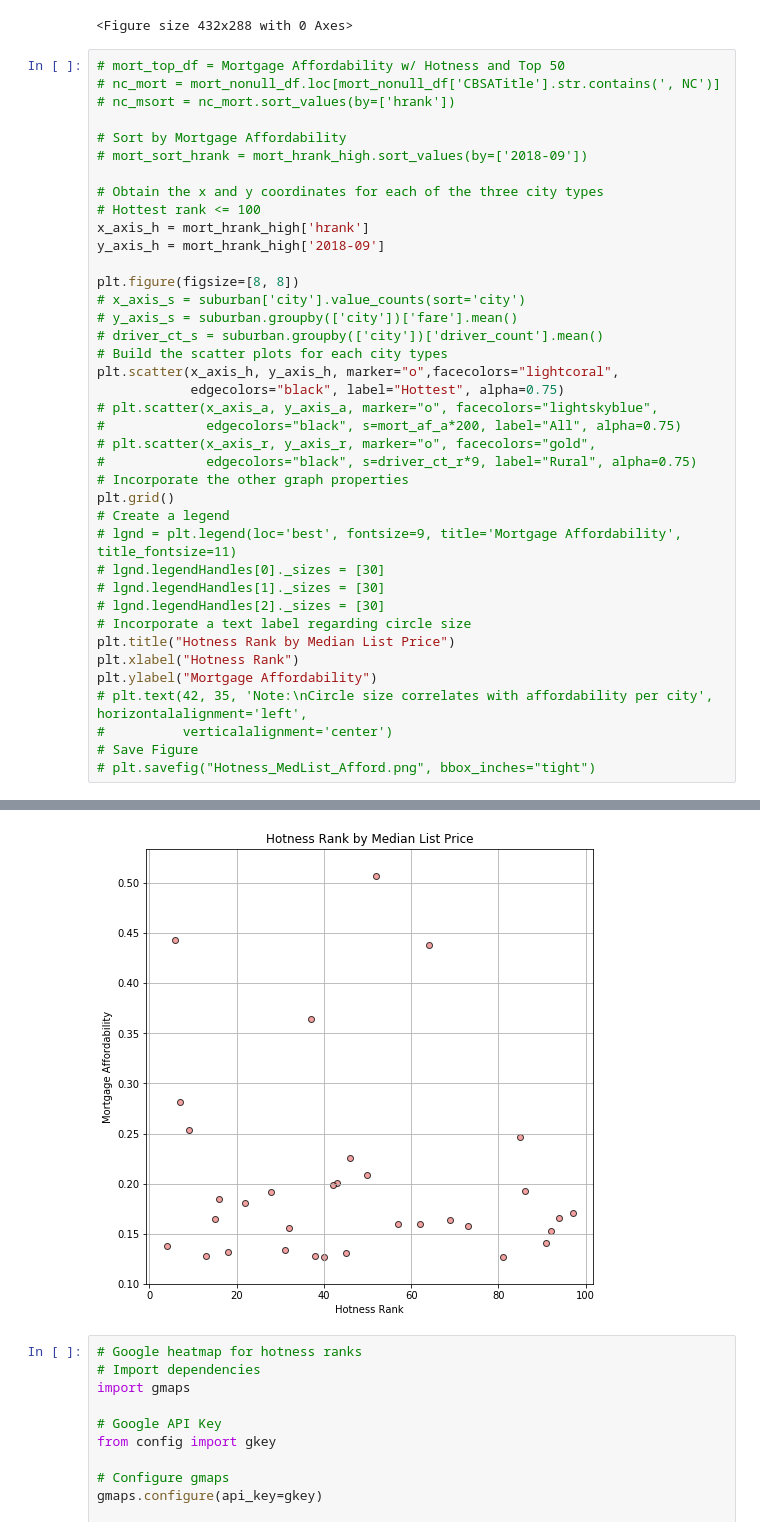
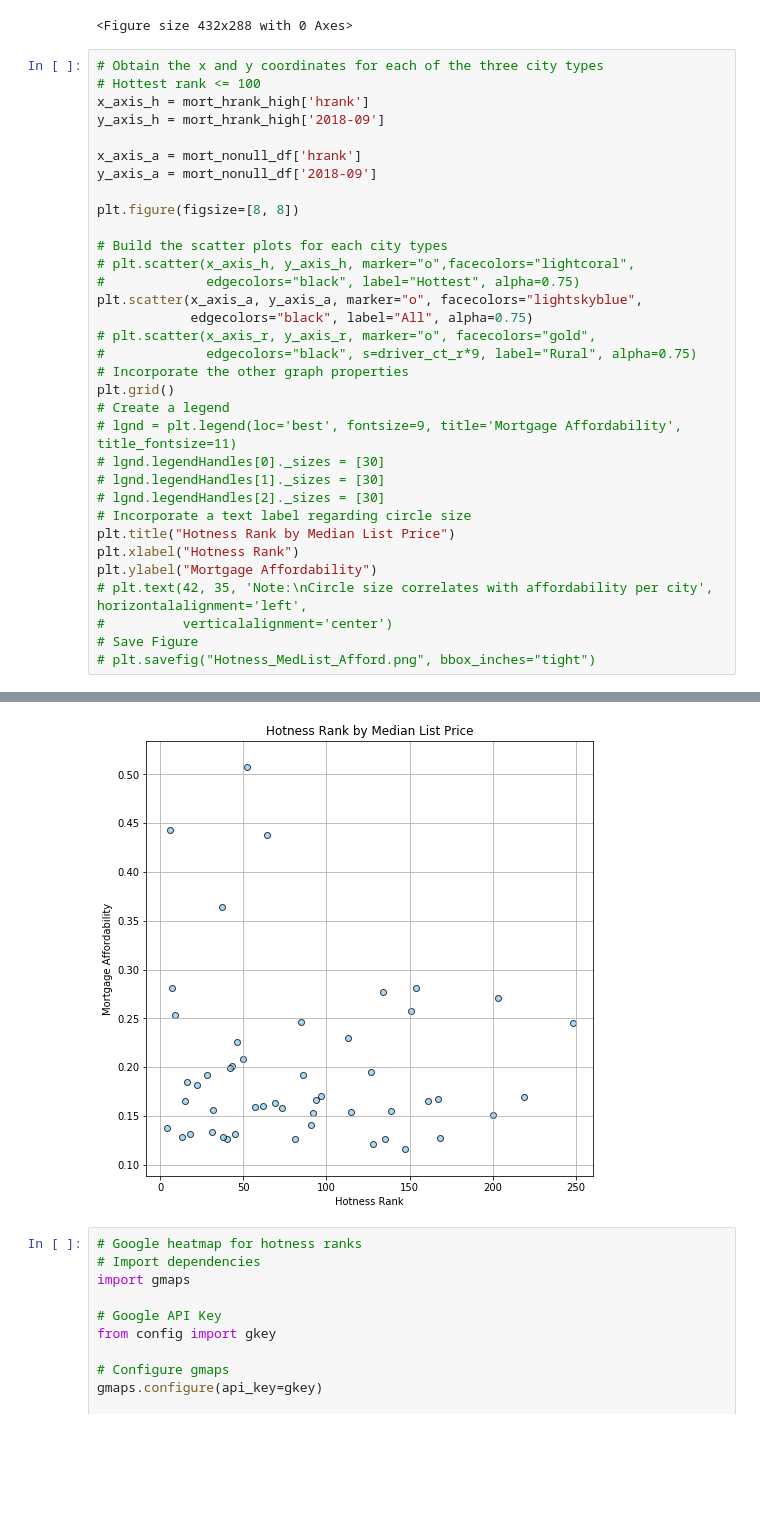
Before and after one commit to LoriHarris/Real_Estate_Affordability, a Jupyter notebook: plots.ipynb, the cells around one changed output, grey strips where cells are left out. Cells and saved outputs as stored; diff of their text form; blank space fills up the shorter version.

Commit message:
updated code and graphs

```diff
--- a/plots.ipynb
+++ b/plots.ipynb
@@ -453,47 +463,41 @@ plt.tight_layout()
 [figure]
 <Figure size 432x288 with 0 Axes>
 # %%
-# mort_top_df = Mortgage Affordability w/ Hotness and Top 50
-# nc_mort = mort_nonull_df.loc[mort_nonull_df['CBSATitle'].str.contains(', NC')]
-# nc_msort = nc_mort.sort_values(by=['hrank'])
-
-# Sort by Mortgage Affordability
-# mort_sort_hrank = mort_hrank_high.sort_values(by=['2018-09'])
-
 # Obtain the x and y coordinates for each of the three city types
 # Hottest rank <= 100
 x_axis_h = mort_hrank_high['hrank']
 y_axis_h = mort_hrank_high['2018-09']
 
+x_axis_a = mort_nonull_df['hrank']
+y_axis_a = mort_nonull_df['2018-09']
+
 plt.figure(figsize=[8, 8])
-# x_axis_s = suburban['city'].value_counts(sort='city')
-# y_axis_s = suburban.groupby(['city'])['fare'].mean()
-# driver_ct_s = suburban.groupby(['city'])['driver_count'].mean()
+
 # Build the scatter plots for each city types
-plt.scatter(x_axis_h, y_axis_h, marker="o",facecolors="lightcoral",
-            edgecolors="black", label="Hottest", alpha=0.75)
-# plt.scatter(x_axis_a, y_axis_a, marker="o", facecolors="lightskyblue",
-#             edgecolors="black", s=mort_af_a*200, label="All", alpha=0.75)
+# plt.scatter(x_axis_h, y_axis_h, marker="o",facecolors="lightcoral",
+#             edgecolors="black", label="Hottest", alpha=0.75)
+plt.scatter(x_axis_a, y_axis_a, marker="o", facecolors="lightskyblue",
+            edgecolors="black", label="All", alpha=0.75)
 # plt.scatter(x_axis_r, y_axis_r, marker="o", facecolors="gold",
 #             edgecolors="black", s=driver_ct_r*9, label="Rural", alpha=0.75)
 # Incorporate the other graph properties
 plt.grid()
 # Create a legend
 # lgnd = plt.legend(loc='best', fontsize=9, title='Mortgage Affordability', title_fontsize=11)
 # lgnd.legendHandles[0]._sizes = [30]
 # lgnd.legendHandles[1]._sizes = [30]
 # lgnd.legendHandles[2]._sizes = [30]
 # Incorporate a text label regarding circle size
 plt.title("Hotness Rank by Median List Price")
 plt.xlabel("Hotness Rank")
 plt.ylabel("Mortgage Affordability")
 # plt.text(42, 35, 'Note:\nCircle size correlates with affordability per city', horizontalalignment='left',
 #          verticalalignment='center')
 # Save Figure
 # plt.savefig("Hotness_MedList_Afford.png", bbox_inches="tight")
 # %% [output]
 Text(0, 0.5, 'Mortgage Affordability')
-[figure, old version]
+[figure, new version]
 # %%
 # Google heatmap for hotness ranks
 # Import dependencies
```
Also changed, not shown: parts of 1 cell of this notebook.
